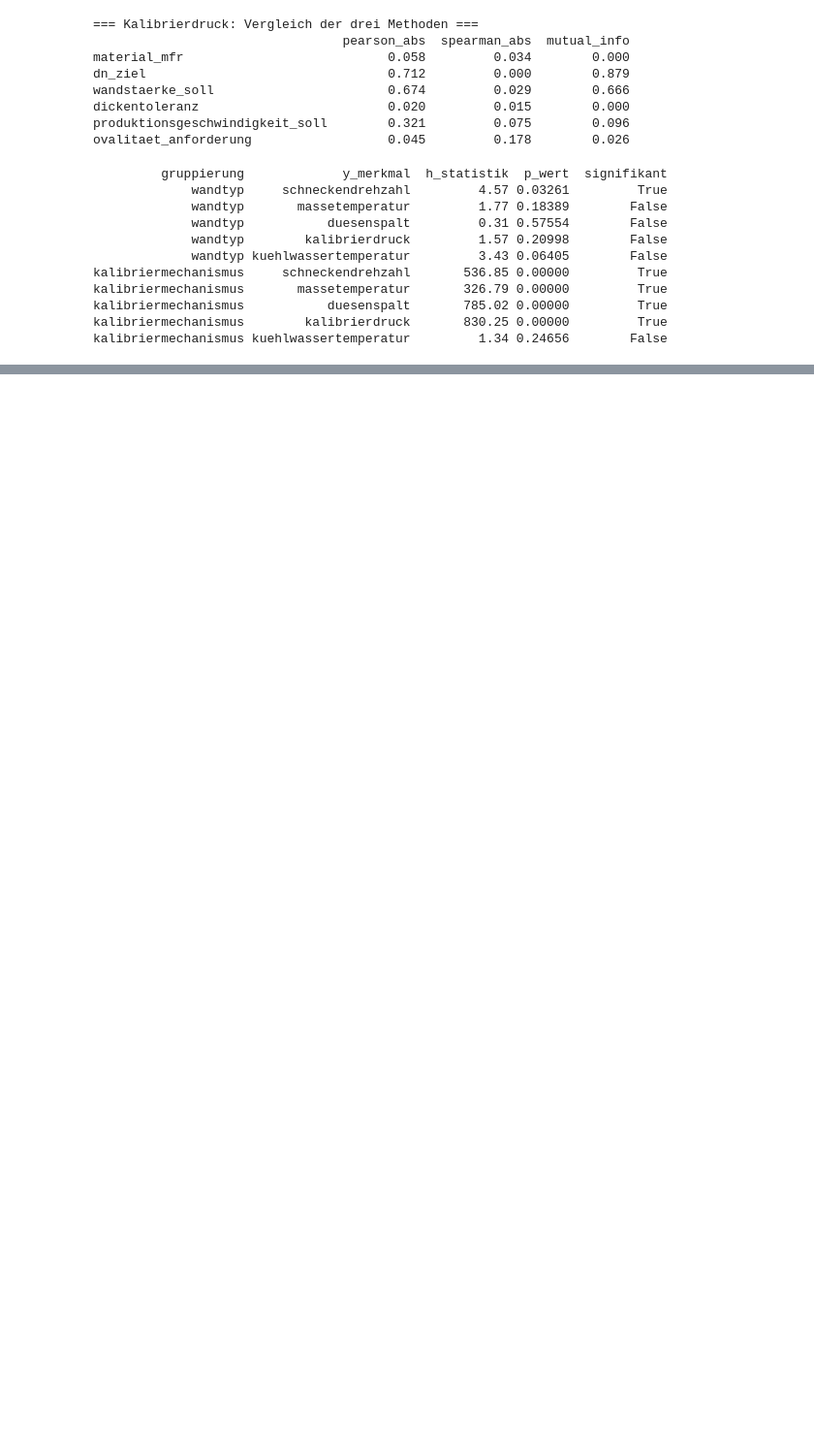
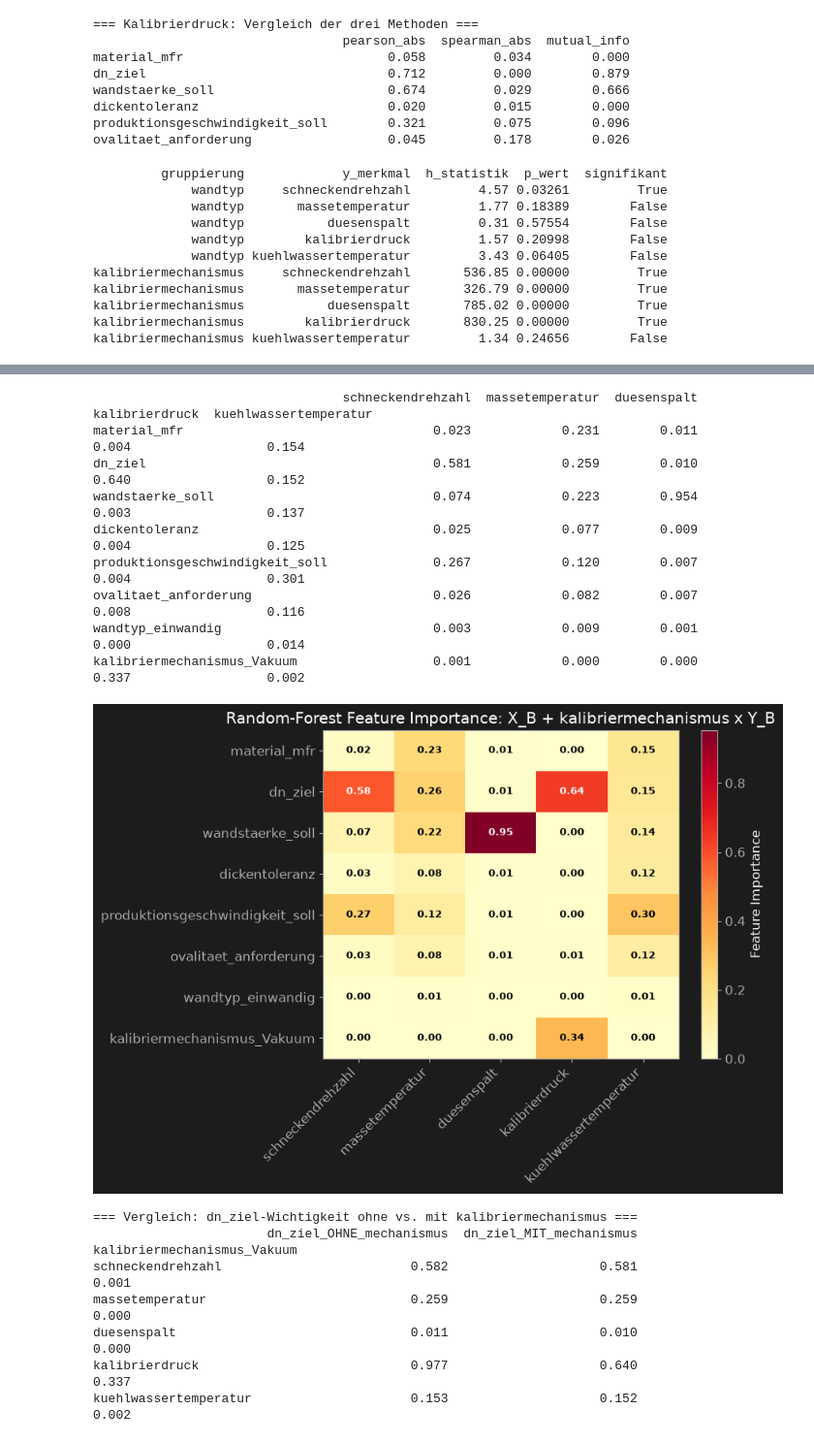
Before and after one commit to AwaTekoete/_MyExtrusionML_Synthetisch, a Jupyter notebook: notebooks/09_eda_model_b.ipynb, the cells around one changed output, grey strips where cells are left out. Shown at 97% size. Drawn from its saved outputs; the diff is of its cells as text; code cells hidden in the pictures; blank space fills up the shorter version.

```diff
--- a/notebooks/09_eda_model_b.ipynb
+++ b/notebooks/09_eda_model_b.ipynb
@@ -493,0 +589,61 @@ kalibriermechanismus kuehlwassertemperatur         1.34 0.24656        False
+# %%
+# =============================================================================
+# Zelle 15 – Vergleich: Feature Importance MIT kalibriermechanismus (Lernzweck)
+# =============================================================================
+X_B_MIT_MECHANISMUS = pd.get_dummies(
+    df_b[X_B_MERKMALE + ["kalibriermechanismus"]],
+    columns=["wandtyp", "kalibriermechanismus"], drop_first=True
+)
+
+importance_matrix_mit_mech = pd.DataFrame(index=X_B_MIT_MECHANISMUS.columns, columns=Y_B_MERKMALE, dtype=float)
+for y_col in Y_B_MERKMALE:
+    rf = RandomForestRegressor(n_estimators=200, random_state=SEED)
+    rf.fit(X_B_MIT_MECHANISMUS, df_b[y_col])
+    importance_matrix_mit_mech[y_col] = rf.feature_importances_
+
+print(importance_matrix_mit_mech.round(3).to_string())
+importance_matrix_mit_mech.to_csv("../reports/tables/09_feature_importance_rf_mit_mechanismus.csv")
+
+fig, ax = plt.subplots(figsize=(9, 6.5))
+im = ax.imshow(importance_matrix_mit_mech.values.astype(float), cmap="YlOrRd", vmin=0, aspect="auto")
+ax.set_xticks(range(len(Y_B_MERKMALE)))
+ax.set_xticklabels(Y_B_MERKMALE, rotation=45, ha="right")
+ax.set_yticks(range(len(X_B_MIT_MECHANISMUS.columns)))
+ax.set_yticklabels(X_B_MIT_MECHANISMUS.columns)
+for i in range(len(X_B_MIT_MECHANISMUS.columns)):
+    for j in range(len(Y_B_MERKMALE)):
+        wert = importance_matrix_mit_mech.values[i, j]
+        textfarbe = "black" if wert < importance_matrix_mit_mech.values.max()*0.5 else "white"
+        ax.text(j, i, f"{wert:.2f}", ha="center", va="center", color=textfarbe, fontsize=9, fontweight="bold")
+plt.colorbar(im, label="Feature Importance")
+plt.title("Random-Forest Feature Importance: X_B + kalibriermechanismus x Y_B")
+plt.tight_layout()
+save_figure(fig, "../reports/figures/09_feature_importance_heatmap_mit_mechanismus.png")
+plt.show()
+
+# --- Direkter Vergleich dn_ziel-Wichtigkeit vorher/nachher ---
+print("\n=== Vergleich: dn_ziel-Wichtigkeit ohne vs. mit kalibriermechanismus ===")
+vergleich = pd.DataFrame({
+    "dn_ziel_OHNE_mechanismus": importance_matrix.loc["dn_ziel"],
+    "dn_ziel_MIT_mechanismus": importance_matrix_mit_mech.loc["dn_ziel"],
+    "kalibriermechanismus_Vakuum": importance_matrix_mit_mech.loc["kalibriermechanismus_Vakuum"] if "kalibriermechanismus_Vakuum" in importance_matrix_mit_mech.index else None,
+})
+print(vergleich.round(3).to_string())
+# %% [output]
+                                 schneckendrehzahl  massetemperatur  duesenspalt  kalibrierdruck  kuehlwassertemperatur
+material_mfr                                 0.023            0.231        0.011           0.004                  0.154
+dn_ziel                                      0.581            0.259        0.010           0.640                  0.152
+wandstaerke_soll                             0.074            0.223        0.954           0.003                  0.137
+dickentoleranz                               0.025            0.077        0.009           0.004                  0.125
+produktionsgeschwindigkeit_soll              0.267            0.120        0.007           0.004                  0.301
+ovalitaet_anforderung                        0.026            0.082        0.007           0.008                  0.116
+wandtyp_einwandig                            0.003            0.009        0.001           0.000                  0.014
+kalibriermechanismus_Vakuum                  0.001            0.000        0.000           0.337                  0.002
+[figure, added]
+=== Vergleich: dn_ziel-Wichtigkeit ohne vs. mit kalibriermechanismus ===
+                       dn_ziel_OHNE_mechanismus  dn_ziel_MIT_mechanismus  kalibriermechanismus_Vakuum
+schneckendrehzahl                         0.582                    0.581                        0.001
+massetemperatur                           0.259                    0.259                        0.000
+duesenspalt                               0.011                    0.010                        0.000
+kalibrierdruck                            0.977                    0.640                        0.337
+kuehlwassertemperatur                     0.153                    0.152                        0.002
```
Also changed, not shown: parts of 2 cells of this notebook, 2 other files.
